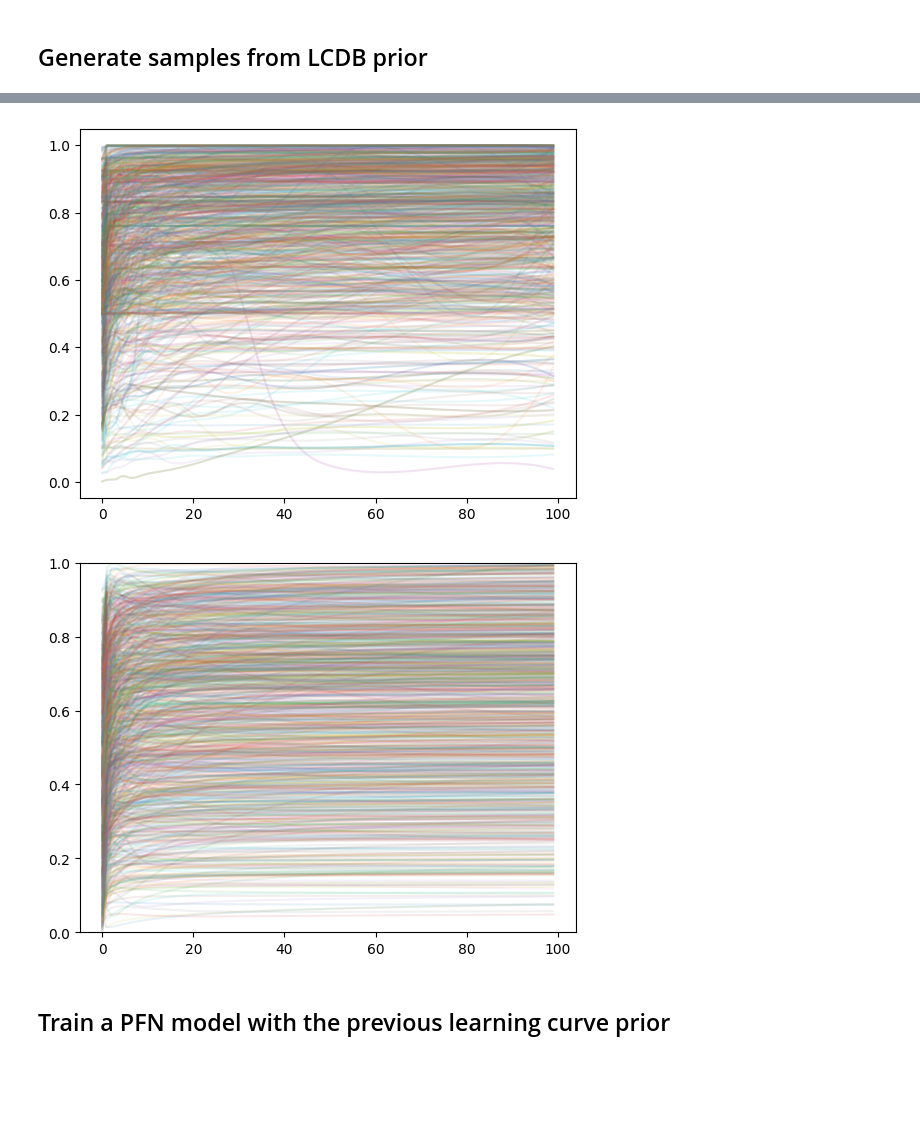
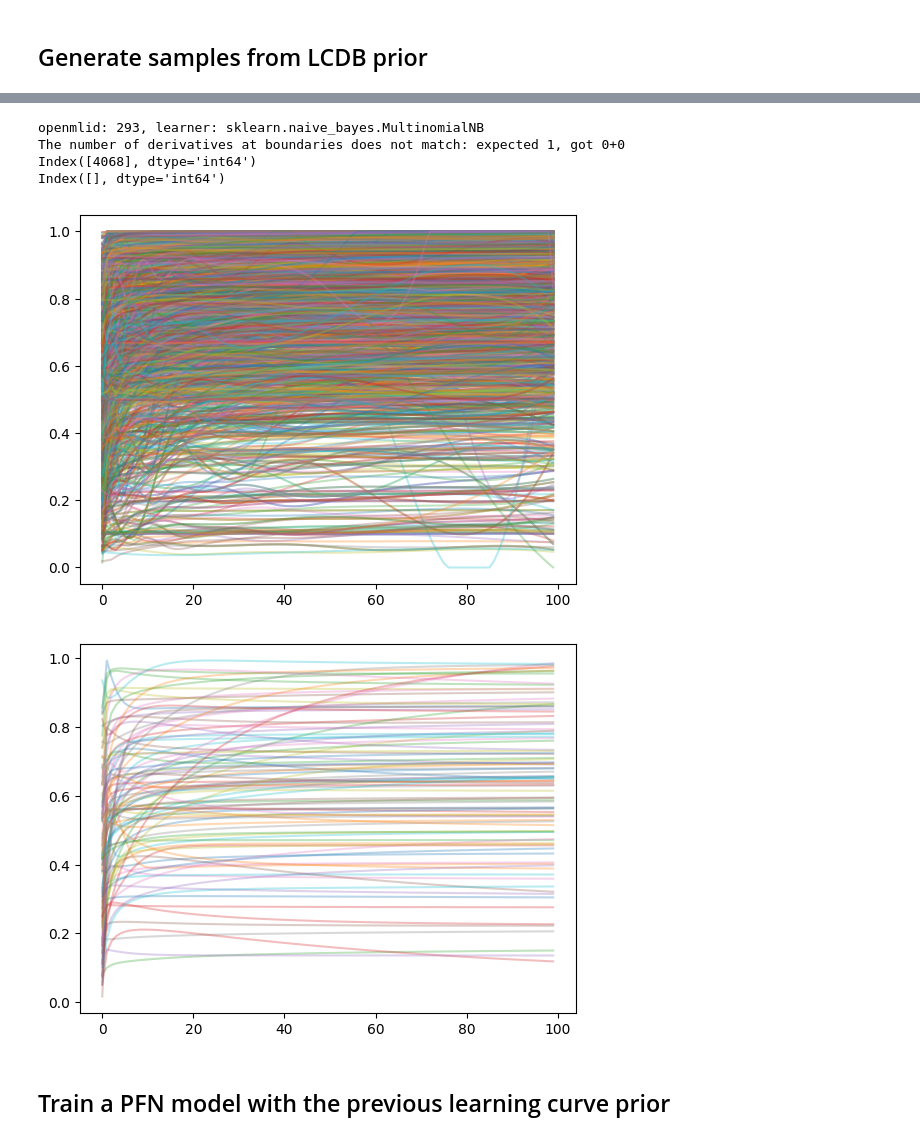
Before and after one commit to pratham2442000/BachelorThesis, a Jupyter notebook: training_lcbd.ipynb, the cells around one changed output, grey strips where cells are left out. Cells and saved outputs as stored; diff of their text form; code cells hidden in the pictures; blank space fills up the shorter version.

```diff
--- a/training_lcbd.ipynb
+++ b/training_lcbd.ipynb
@@ -109,21 +114,31 @@ y_smooth (100,)
 types: <class 'numpy.ndarray'>
 types: <class 'numpy.ndarray'>
 # %%
-for _ in range(1000):
+# count = []
+for _ in range(2000):
     prior = sample_from_lcbd(np.random)
+    # count.append(shape[0])
     curve, a = prior()
-    plt.plot(curve, alpha=0.1)
+    plt.plot(curve, alpha=0.3)
+# plt.savefig("/mnt/c/Users/prath/PycharmProjects/rp/lcbd.png")
 plt.show()
 
-for _ in range(1000):
+for _ in range(100):
     prior = lcpfn.sample_from_prior(np.random)
     curve, a = prior()
-    plt.plot(curve, alpha=0.1)
-plt.ylim(0, 1)
+    plt.plot(curve, alpha=0.3)
+# plt.ylim(0, 1)
+# plt.savefig("/mnt/c/Users/prath/PycharmProjects/rp/prior.png")
 plt.show()
+
+# print(np.unique(count))
 # %% [output]
+openmlid: 293, learner: sklearn.naive_bayes.MultinomialNB
+The number of derivatives at boundaries does not match: expected 1, got 0+0
+Index([4068], dtype='int64')
+Index([], dtype='int64')
-[figure, old version]
+[figure, new version]
-[figure, old version]
+[figure, new version]
 # %% [markdown]
 ## Train a PFN model with the previous learning curve prior
 # %%
```
Also changed, not shown: parts of 6 cells of this notebook, 4 other files.
